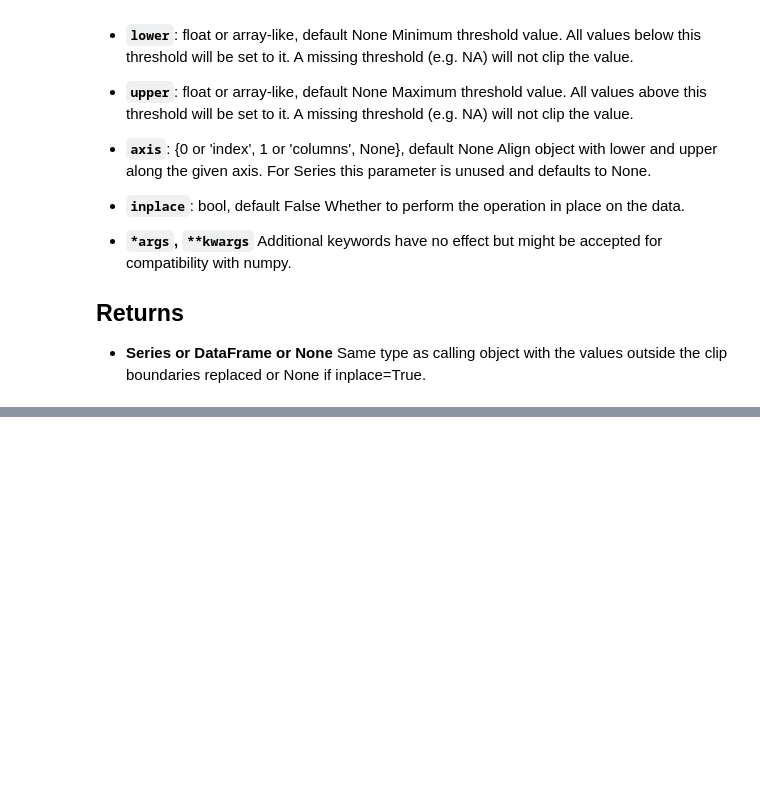
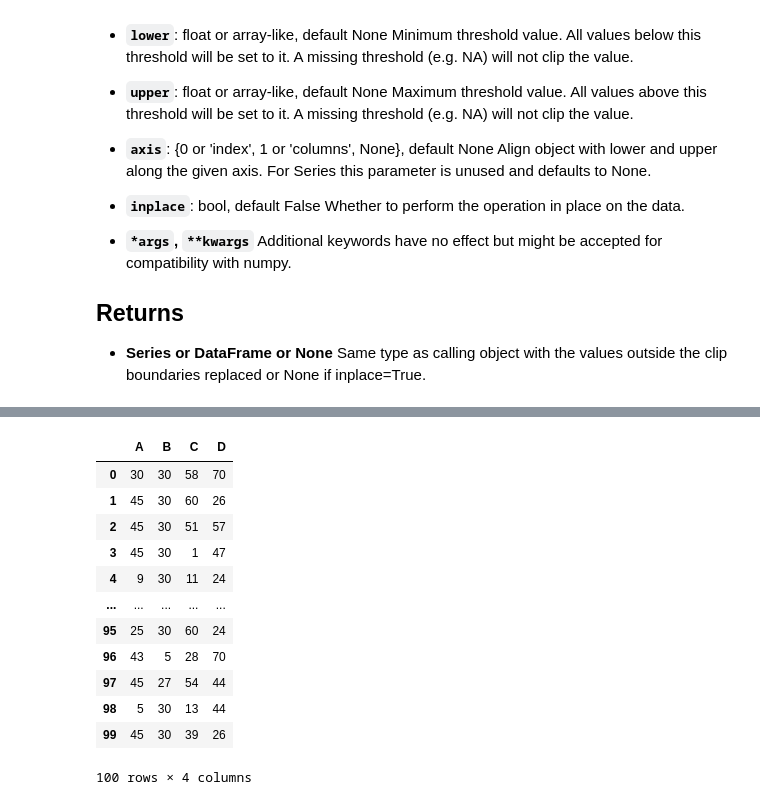
Before and after one commit to AsadulloAbdullayev/Functions-of-pandas, a Jupyter notebook: Mathematical and Logical Operations.ipynb, the cells around one changed output, grey strips where cells are left out. Saved outputs shown, nothing was run; the diff lists cells and outputs as text; code cells hidden in the pictures; blank space fills up the shorter version.

```diff
--- a/Mathematical and Logical Operations.ipynb
+++ b/Mathematical and Logical Operations.ipynb
@@ -286,0 +303,16 @@ Assigns values outside boundary to boundary values. Thresholds can be singular v
+# %%
+df1.clip(1,[45,30,60,70])
+# %% [output]
+|  | A | B | C | D |
+| 0 | 30 | 30 | 58 | 70 |
+| 1 | 45 | 30 | 60 | 26 |
+| 2 | 45 | 30 | 51 | 57 |
+| 3 | 45 | 30 | 1 | 47 |
+| 4 | 9 | 30 | 11 | 24 |
+| ... | ... | ... | ... | ... |
+| 95 | 25 | 30 | 60 | 24 |
+| 96 | 43 | 5 | 28 | 70 |
+| 97 | 45 | 27 | 54 | 44 |
+| 98 | 5 | 30 | 13 | 44 |
+| 99 | 45 | 30 | 39 | 26 |
+100 rows × 4 columns
```
Also changed, not shown: parts of 16 cells of this notebook, 6 other files.
